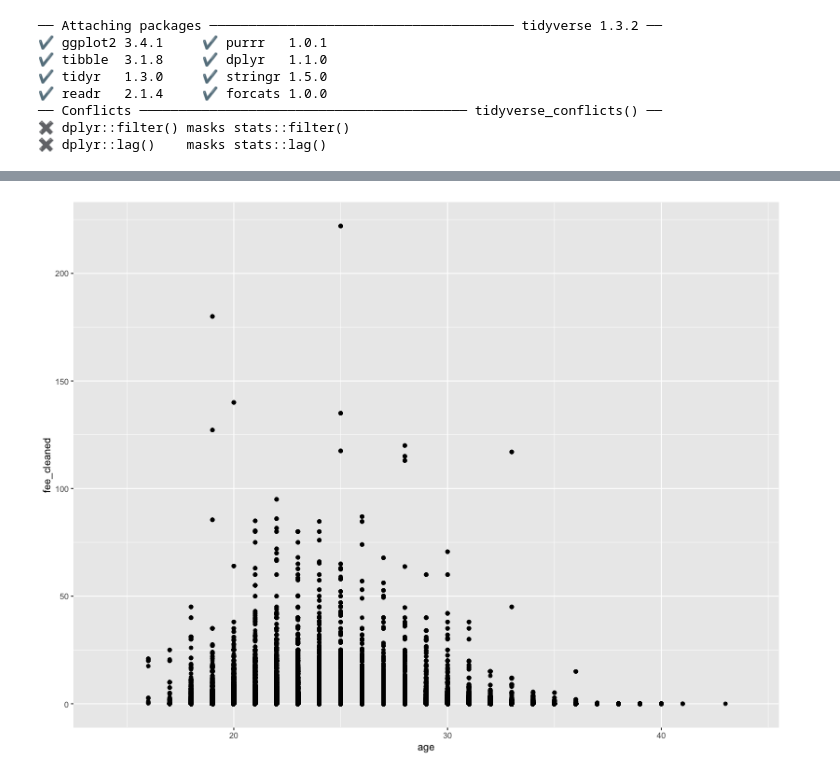
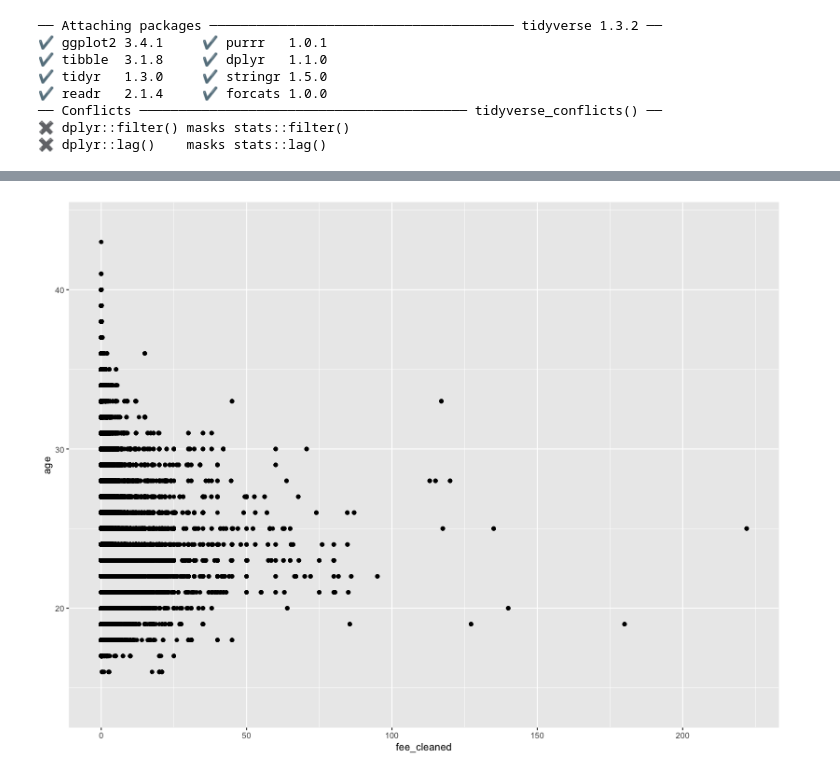
Before and after one commit to AhanPenkar/exploratory-football, a Jupyter notebook: Untitled.ipynb, the cells around one changed output, grey strips where cells are left out. Drawn from its saved outputs; the diff is of its cells as text; code cells hidden in the pictures.

```diff
--- a/Untitled.ipynb
+++ b/Untitled.ipynb
@@ -70,4 +48,0 @@ df.sort_values(by='age', ascending=True).head(10)
-# %%
-#Fuck it, let's filter for year more than 2016
-
-df = df[df['year'] > 2016]
@@ -91,7 +62,7 @@ df = df[df.player_name != 'Luis Quintero']
 # %%
 %%R -i df -w 800 -h 600
 
-ggplot(df, aes(x=age, y=fee_cleaned)) +
+ggplot(df, aes(x=fee_cleaned, y=age)) +
     geom_point()
 # %% [output]
-[figure, old version]
+[figure, new version]
```
Also changed, not shown: parts of 5 cells of this notebook, 1 other file.
